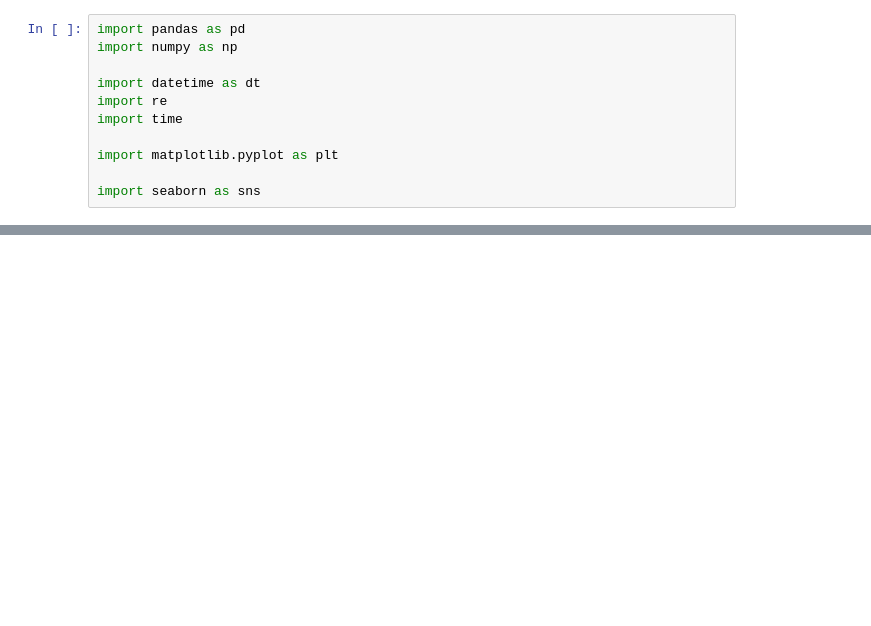
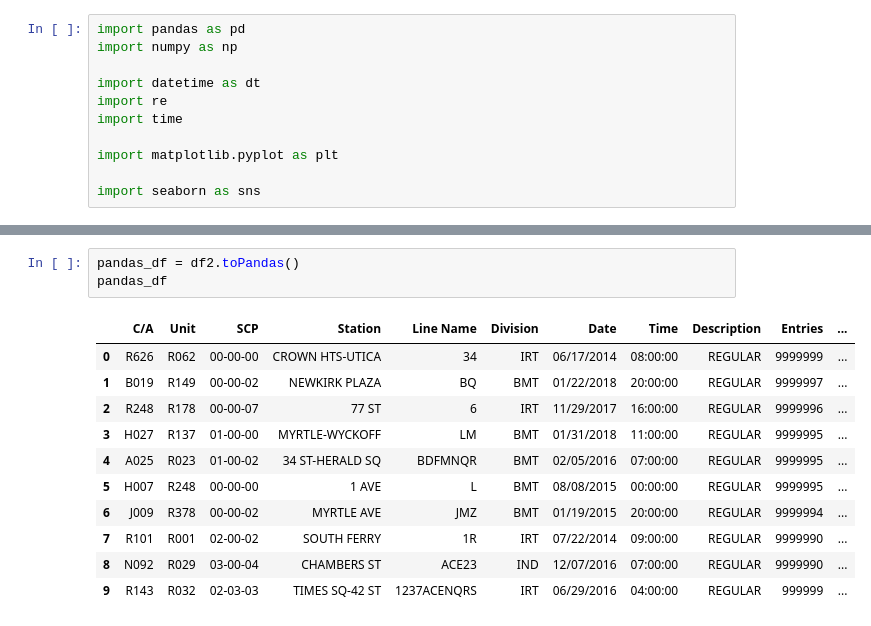
Before and after one commit to SuSu02202020/Final-Project, a Jupyter notebook: turnstile_2014_to_2018.ipynb, the cells around one changed output, grey strips where cells are left out. Drawn from its saved outputs; the diff is of its cells as text; blank space fills up the shorter version.

```diff
--- a/turnstile_2014_to_2018.ipynb
+++ b/turnstile_2014_to_2018.ipynb
@@ -112,0 +174,15 @@ import seaborn as sns
+# %%
+pandas_df = df2.toPandas()
+pandas_df
+# %% [output]
+|  | C/A | Unit | SCP | Station | Line Name | Division | Date | Time | Description | Entries | ... |
+| 0 | R626 | R062 | 00-00-00 | CROWN HTS-UTICA | 34 | IRT | 06/17/2014 | 08:00:00 | REGULAR | 9999999 | ... |
+| 1 | B019 | R149 | 00-00-02 | NEWKIRK PLAZA | BQ | BMT | 01/22/2018 | 20:00:00 | REGULAR | 9999997 | ... |
+| 2 | R248 | R178 | 00-00-07 | 77 ST | 6 | IRT | 11/29/2017 | 16:00:00 | REGULAR | 9999996 | ... |
+| 3 | H027 | R137 | 01-00-00 | MYRTLE-WYCKOFF | LM | BMT | 01/31/2018 | 11:00:00 | REGULAR | 9999995 | ... |
+| 4 | A025 | R023 | 01-00-02 | 34 ST-HERALD SQ | BDFMNQR | BMT | 02/05/2016 | 07:00:00 | REGULAR | 9999995 | ... |
+| 5 | H007 | R248 | 00-00-00 | 1 AVE | L | BMT | 08/08/2015 | 00:00:00 | REGULAR | 9999995 | ... |
+| 6 | J009 | R378 | 00-00-02 | MYRTLE AVE | JMZ | BMT | 01/19/2015 | 20:00:00 | REGULAR | 9999994 | ... |
+| 7 | R101 | R001 | 02-00-02 | SOUTH FERRY | 1R | IRT | 07/22/2014 | 09:00:00 | REGULAR | 9999990 | ... |
+| 8 | N092 | R029 | 03-00-04 | CHAMBERS ST | ACE23 | IND | 12/07/2016 | 07:00:00 | REGULAR | 9999990 | ... |
+| 9 | R143 | R032 | 02-03-03 | TIMES SQ-42 ST | 1237ACENQRS | IRT | 06/29/2016 | 04:00:00 | REGULAR | 999999 | ... |
```
Also changed, not shown: parts of 16 cells of this notebook, 1 other file.
